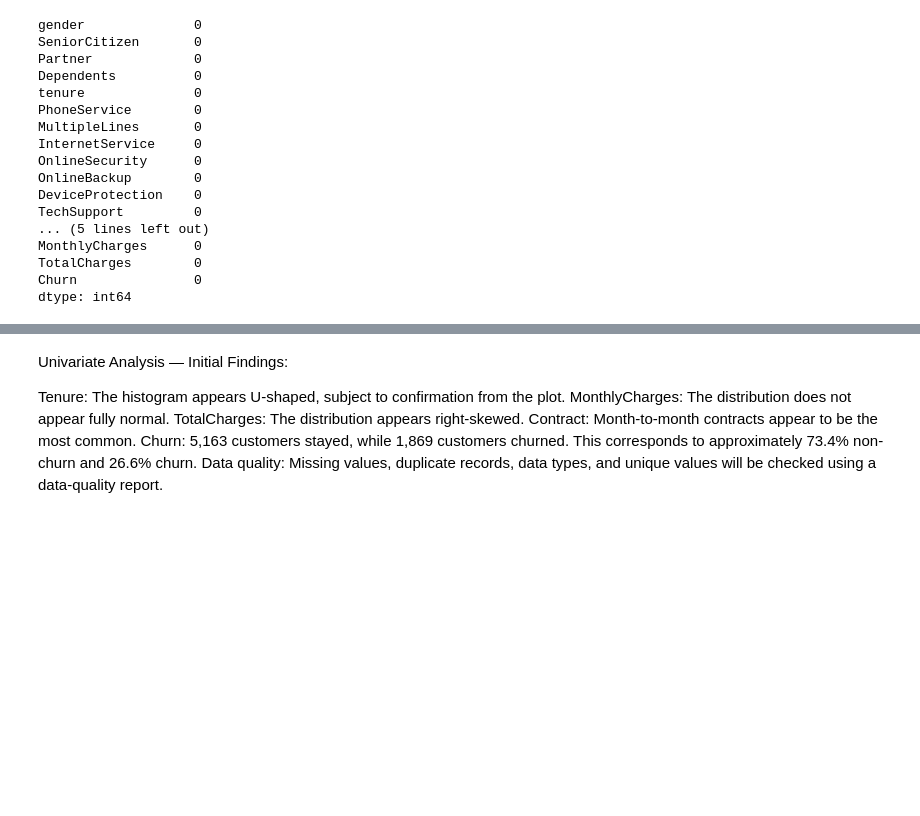
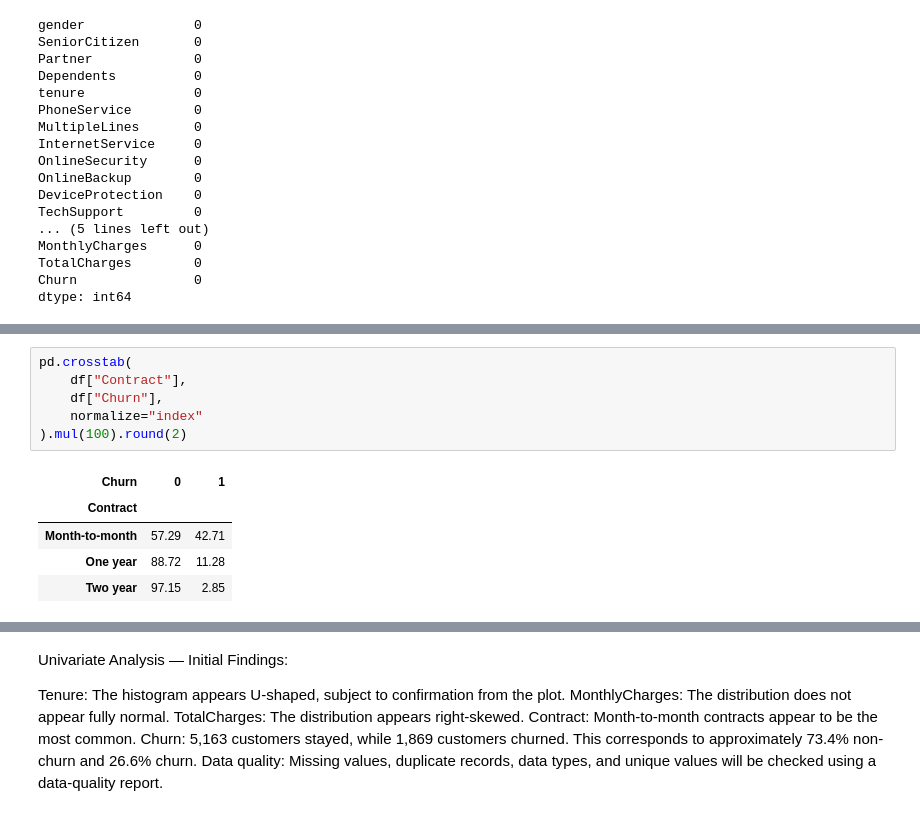
Before and after one commit to MANDEEP9711/telco-customer-churn-prediction, a Jupyter notebook: notebook/01_data_understanding.ipynb, the cells around one changed output, grey strips where cells are left out. Drawn from its saved outputs; the diff is of its cells as text; blank space fills up the shorter version.

```diff
--- a/notebook/01_data_understanding.ipynb
+++ b/notebook/01_data_understanding.ipynb
@@ -324,2 +195,14 @@ memory usage: 240.7 KB
+# %%
+pd.crosstab(
+    df["Contract"],
+    df["Churn"],
+    normalize="index"
+).mul(100).round(2)
+# %% [output]
+| Churn | 0 | 1 |
+| Contract |  |  |
+| Month-to-month | 57.29 | 42.71 |
+| One year | 88.72 | 11.28 |
+| Two year | 97.15 | 2.85 |
 # %%
 # Select numeric columns
```
Also changed, not shown: parts of 25 cells of this notebook, 6 other files.
